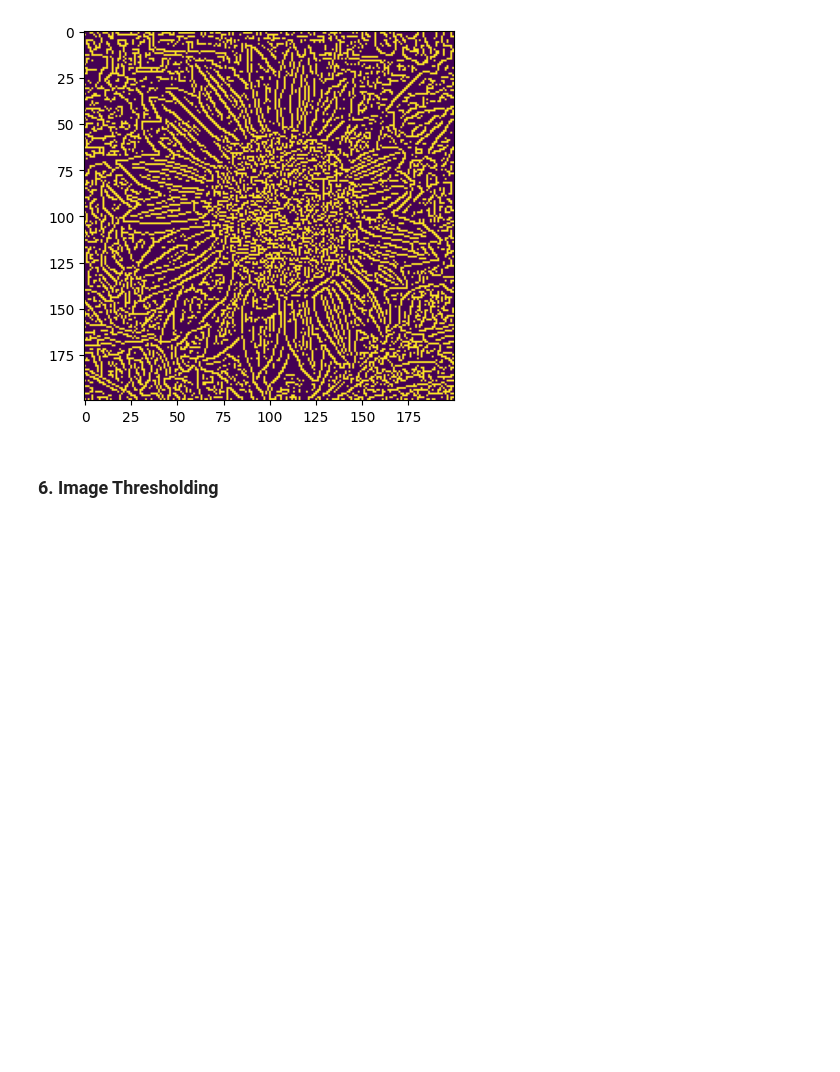
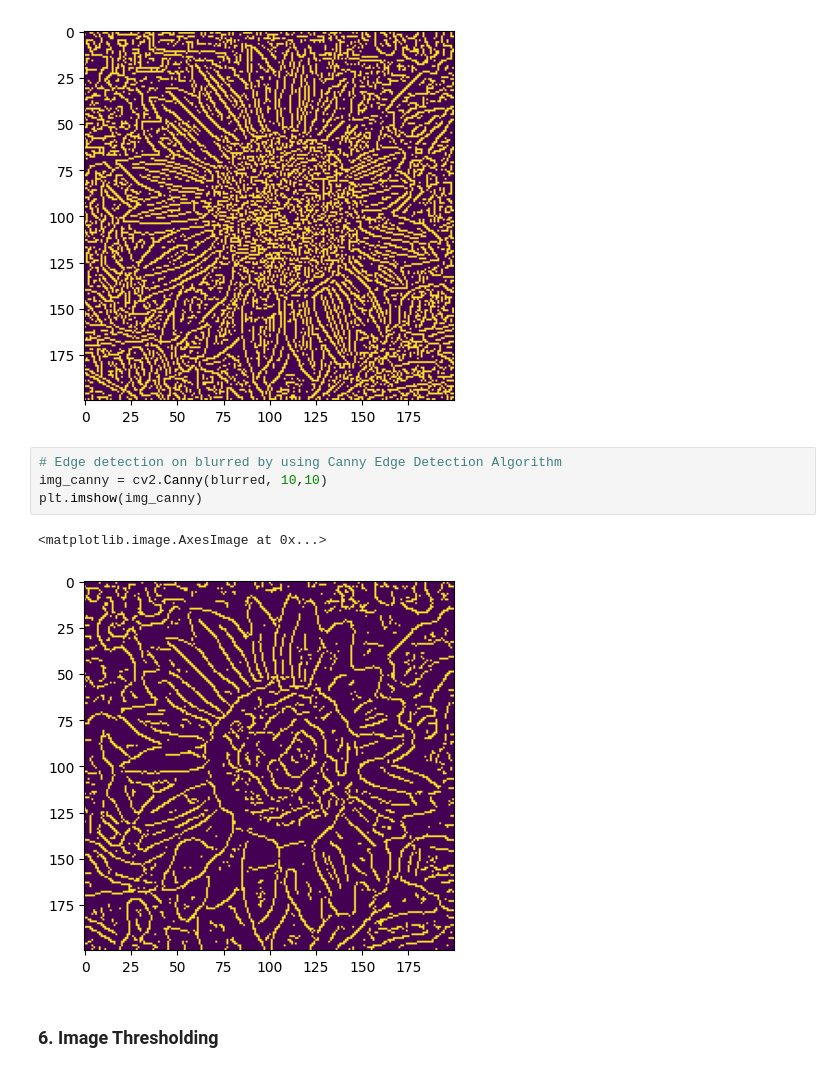
Before and after one commit to encoras/Introduction-to-OpenCV, a Jupyter notebook: OpenCV_Tutorial.ipynb, the cells around one changed output. Saved outputs shown, nothing was run; the diff lists cells and outputs as text; blank space fills up the shorter version.

```diff
--- a/OpenCV_Tutorial.ipynb
+++ b/OpenCV_Tutorial.ipynb
@@ -179,6 +179,13 @@ plt.imshow(img_canny)
 # %% [output]
 <matplotlib.image.AxesImage at 0x...>
 [figure]
+# %%
+# Edge detection on blurred by using Canny Edge Detection Algorithm
+img_canny = cv2.Canny(blurred, 10,10)
+plt.imshow(img_canny)
+# %% [output]
+<matplotlib.image.AxesImage at 0x...>
+[figure, added]
 # %% [markdown]
 ### 6. Image Thresholding
 # %%
```
Also changed, not shown: parts of 3 cells of this notebook.
